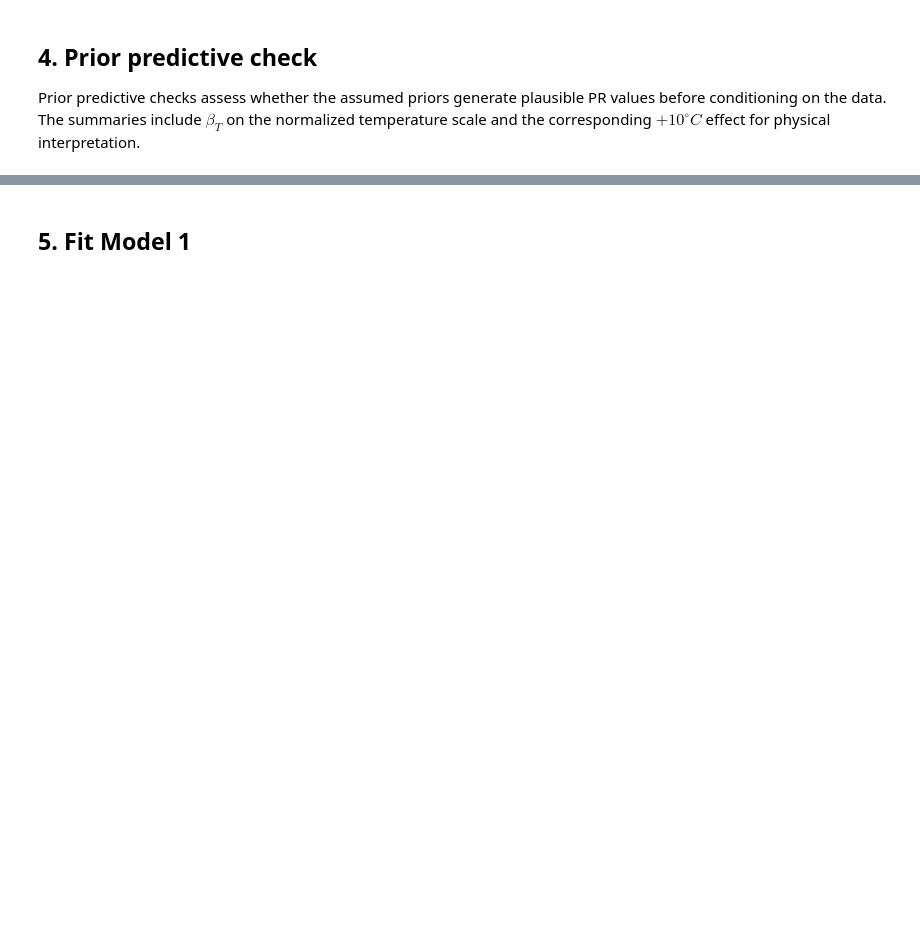
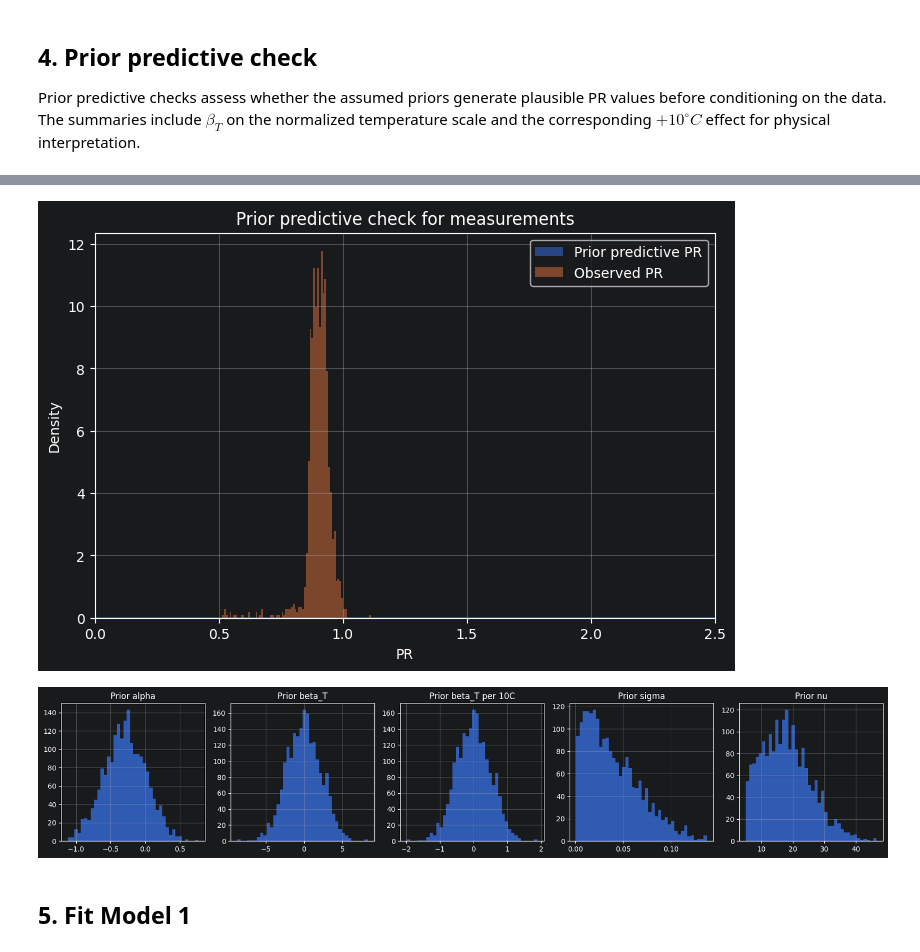
Before and after one commit to mkrzyzowska/Bayesian-Data-Analytics-PV-Project, a Jupyter notebook: model_1_temperature_studentt.ipynb, the cells around one changed output, grey strips where cells are left out. Drawn from its saved outputs; the diff is of its cells as text; code cells hidden in the pictures; blank space fills up the shorter version.

```diff
--- a/model_1_temperature_studentt.ipynb
+++ b/model_1_temperature_studentt.ipynb
@@ -130,30 +163,34 @@ print("Prior predictive PR:", np.percentile(PR_prior.flatten(), [1, 5, 50, 95, 9
 # %%
 plt.figure()
 plt.hist(PR_prior.flatten(), bins=100, density=True, alpha=0.55, label="Prior predictive PR")
 plt.hist(df["PR"], bins=80, density=True, alpha=0.55, label="Observed PR")
 plt.xlim(0, 2.5)
 plt.xlabel("PR")
 plt.ylabel("Density")
 plt.title("Prior predictive check for measurements")
+plt.xlim([0, 2.5])
 plt.legend()
 plt.show()
 
 fig, axes = plt.subplots(1, 5, figsize=(17, 3.5))
 for ax, (name, samples) in zip(
     axes,
     [
         ("alpha", alpha_prior),
         ("beta_T", beta_T_prior),
         ("beta_T per 10C", beta_T_per_10C_prior),
         ("sigma", sigma_prior),
         ("nu", nu_prior),
     ]
 ):
     ax.hist(samples, bins=40, alpha=0.8)
     ax.set_title(f"Prior {name}")
     ax.grid(True)
 plt.tight_layout()
 plt.show()
+# %% [output]
+[figure, added]
+[figure, added]
 # %% [markdown]
 ## 5. Fit Model 1
 # %%
```
Also changed, not shown: parts of 11 cells of this notebook, 2 other files.
